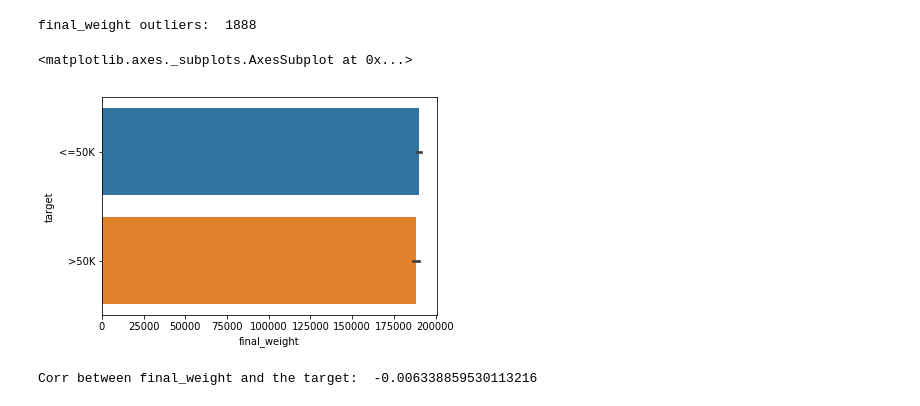
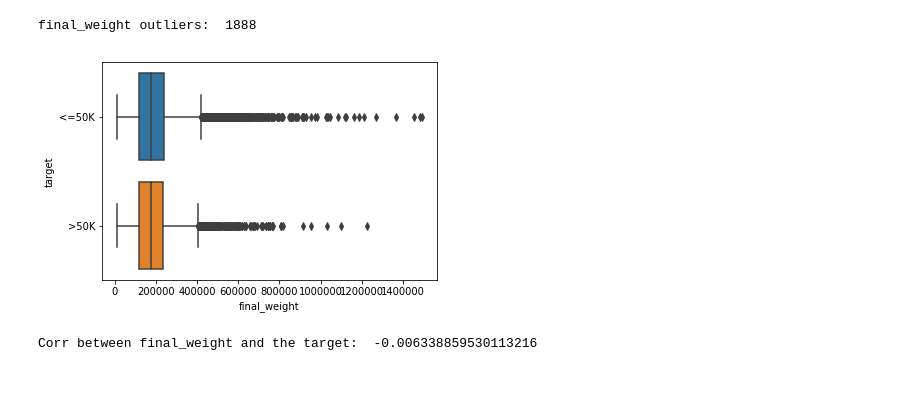
Before and after one commit to basselkassem/predict_income_potential, a Jupyter notebook: eda.ipynb, the cells around one changed output. Drawn from its saved outputs; the diff is of its cells as text; code cells hidden in the pictures.

Commit message:
add visualizations

```diff
--- a/eda.ipynb
+++ b/eda.ipynb
@@ -196,10 +196,10 @@ print('final_weight outliers: ', len(df[df['final_weight'] > 400000]))
 # %% [output]
 final_weight outliers:  1888
 # %%
-sns.barplot(x = 'final_weight', y = 'target', data = df)
+sns.boxplot(x = df['final_weight'], y = df['target'])
+plt.show()
 # %% [output]
-<matplotlib.axes._subplots.AxesSubplot at 0x...>
-[figure, old version]
+[figure, new version]
 # %%
 print_corr(df, 'final_weight')
 # %% [output]
```
Also changed, not shown: parts of 5 cells of this notebook.
